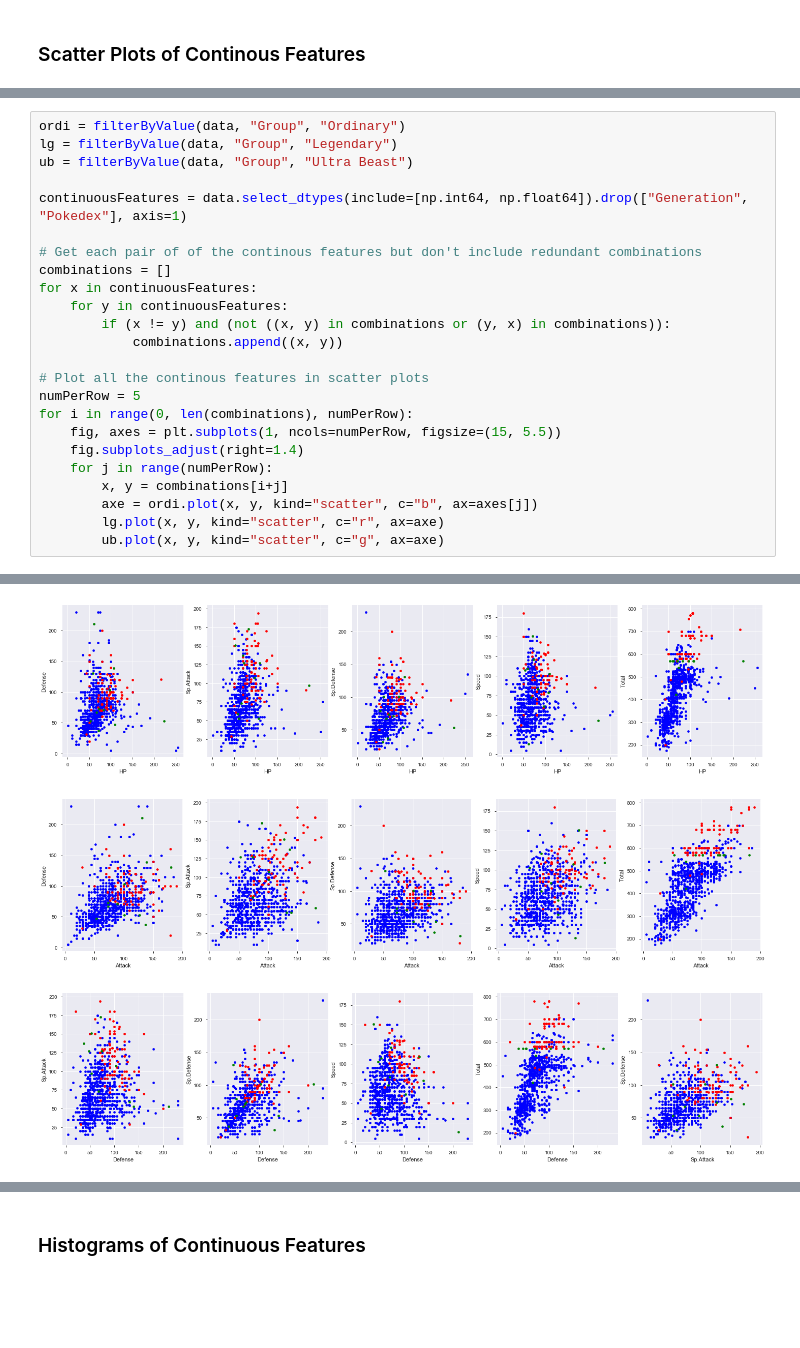
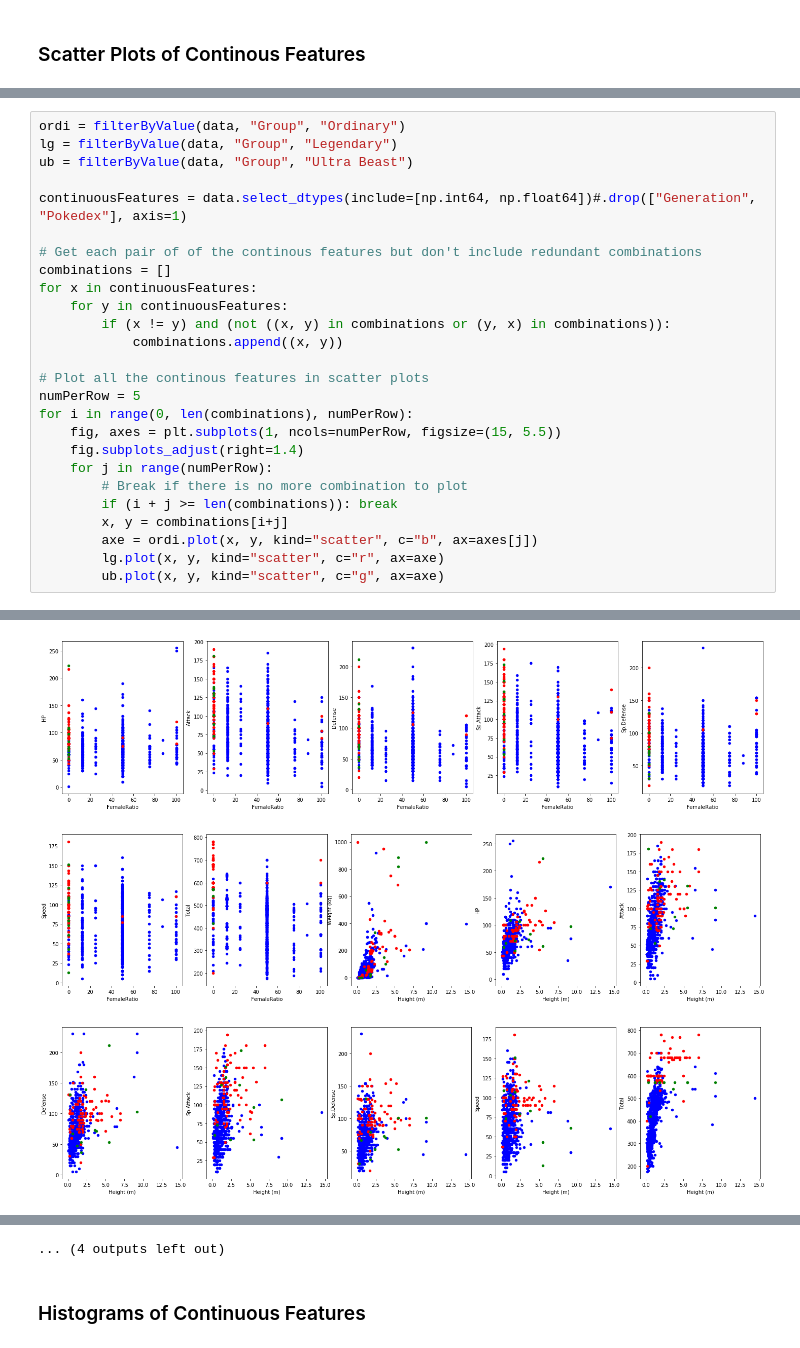
Before and after one commit to pandabytes/PokemonDatamining, a Jupyter notebook: predictors/Pokemon.ipynb, the cells around one changed output, grey strips where cells are left out. Saved outputs shown, nothing was run; the diff lists cells and outputs as text; blank space fills up the shorter version.

```diff
--- a/predictors/Pokemon.ipynb
+++ b/predictors/Pokemon.ipynb
@@ -85,7 +87,7 @@ ordi = filterByValue(data, "Group", "Ordinary")
 lg = filterByValue(data, "Group", "Legendary")
 ub = filterByValue(data, "Group", "Ultra Beast")
 
-continuousFeatures = data.select_dtypes(include=[np.int64, np.float64]).drop(["Generation", "Pokedex"], axis=1)
+continuousFeatures = data.select_dtypes(include=[np.int64, np.float64])#.drop(["Generation", "Pokedex"], axis=1)
 
 # Get each pair of of the continous features but don't include redundant combinations
 combinations = []
@@ -100,6 +102,8 @@ for i in range(0, len(combinations), numPerRow):
     fig, axes = plt.subplots(1, ncols=numPerRow, figsize=(15, 5.5))
     fig.subplots_adjust(right=1.4)
     for j in range(numPerRow):
+        # Break if there is no more combination to plot
+        if (i + j >= len(combinations)): break
         x, y = combinations[i+j]
         axe = ordi.plot(x, y, kind="scatter", c="b", ax=axes[j])
         lg.plot(x, y, kind="scatter", c="r", ax=axe)
@@ -115,3 +119,3 @@ for i in range(0, len(combinations), numPerRow):
-[figure, old version]
+[figure, new version]
-[figure, old version]
+[figure, new version]
-[figure, old version]
+[figure, new version]
@@ -119,3 +124,4 @@ for i in range(0, len(combinations), numPerRow):
+... (4 outputs left out)
 # %% [markdown]
 ### Histograms of Continuous Features
 # %%
```
Also changed, not shown: parts of 10 cells of this notebook, 1 other file.
